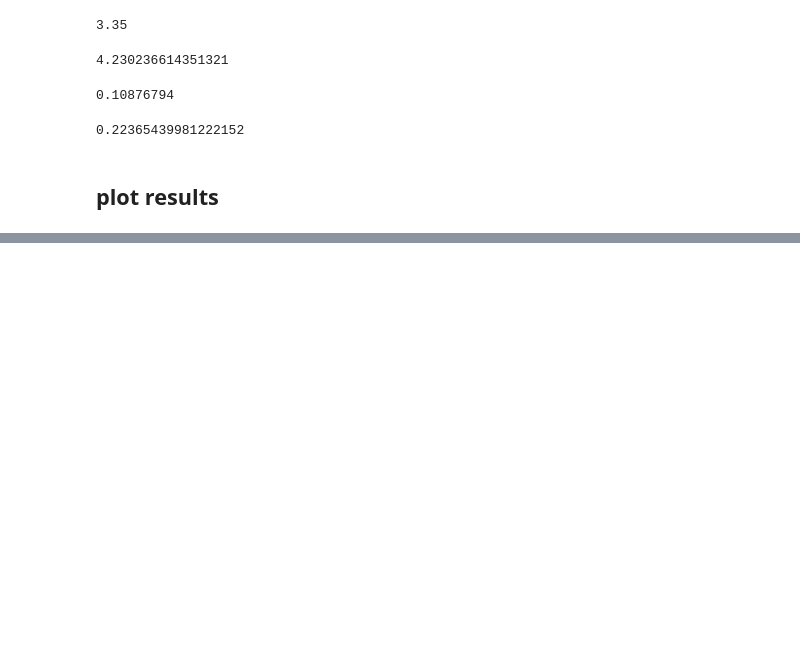
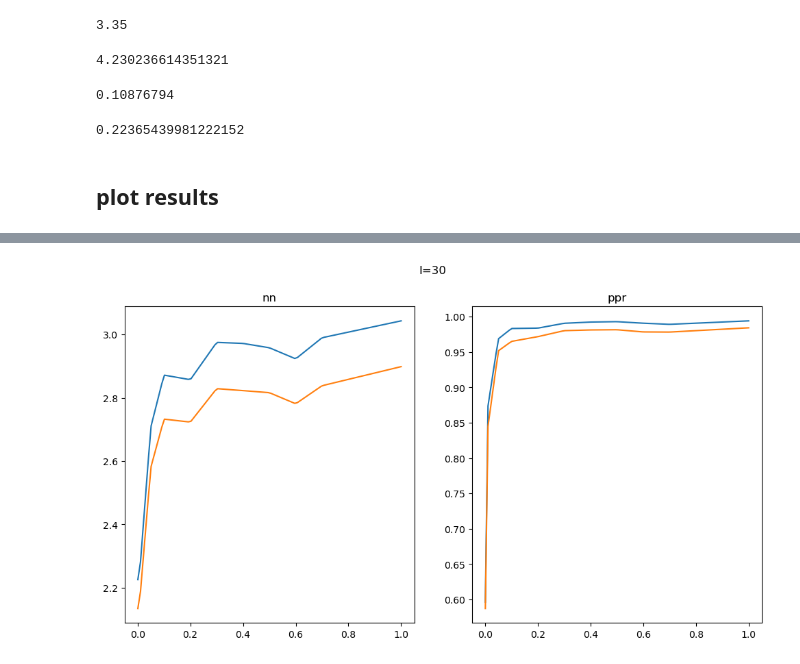
Before and after one commit to xianglinyang/GenVis, a Jupyter notebook: experiments/nas.ipynb, the cells around one changed output, grey strips where cells are left out. Drawn from its saved outputs; the diff is of its cells as text; code cells hidden in the pictures; blank space fills up the shorter version.

```diff
--- a/experiments/nas.ipynb
+++ b/experiments/nas.ipynb
@@ -460,0 +465,23 @@ plt.show()
+# %%
+# Create an interpolation function
+f1 = interp1d(ratios, accus_train, kind="linear")
+f2 = interp1d(ratios, accus_test, kind="linear")
+f3 = interp1d(ratios, ppr_train, kind="linear")
+f4 = interp1d(ratios, ppr_test, kind="linear")
+
+fig,ax = plt.subplots(nrows=1, ncols=2, sharex=True,figsize=(12, 6))
+
+# Create a new x array with more points for a smoother plot
+xnew = np.linspace(0.0008, 1.0, 100)
+ax[0].set_title('nn')
+ax[0].plot(xnew, f1(xnew),label="train")
+ax[0].plot(xnew, f2(xnew),label="test")
+
+ax[1].set_title('ppr')
+ax[1].plot(xnew, f3(xnew),label="train")
+ax[1].plot(xnew, f4(xnew),label="test")
+
+fig.suptitle(f'I={iteration}')
+plt.show()
+# %% [output]
+[figure, added]
```
Also changed, not shown: parts of 6 cells of this notebook.
